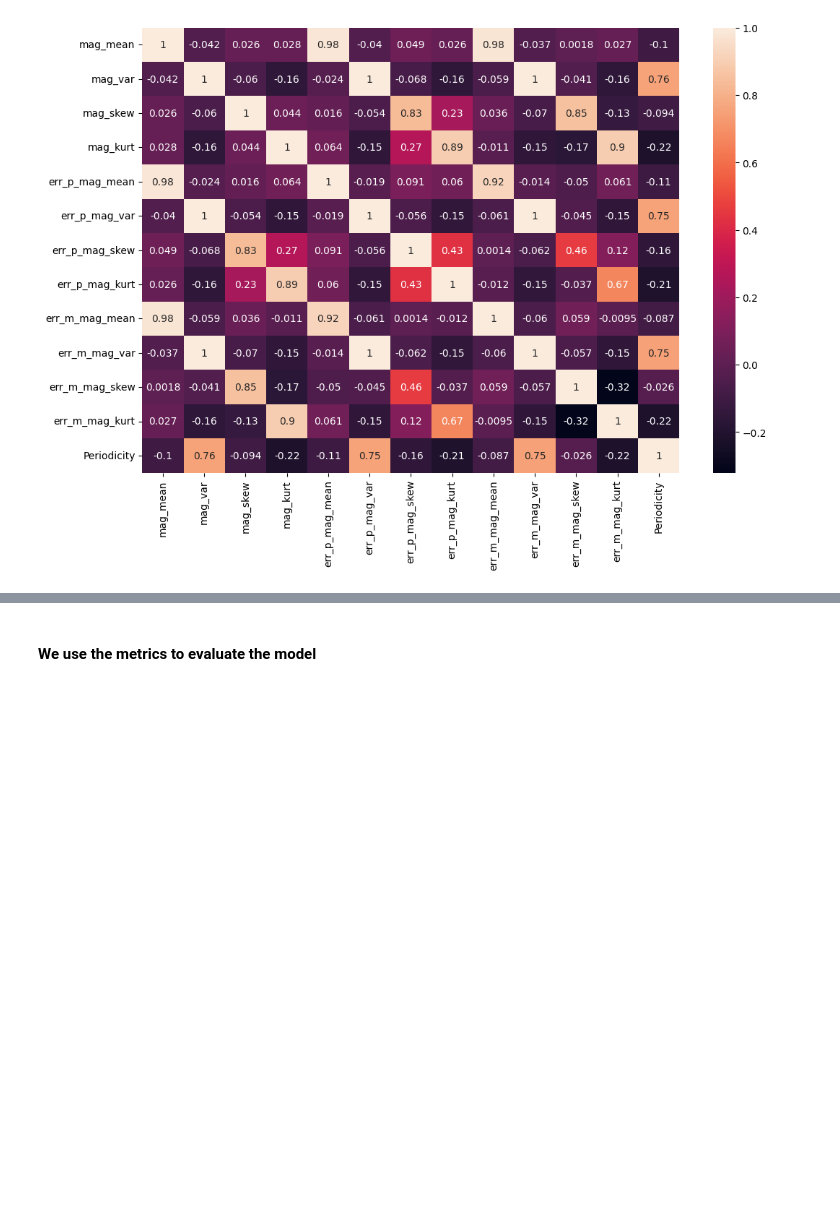
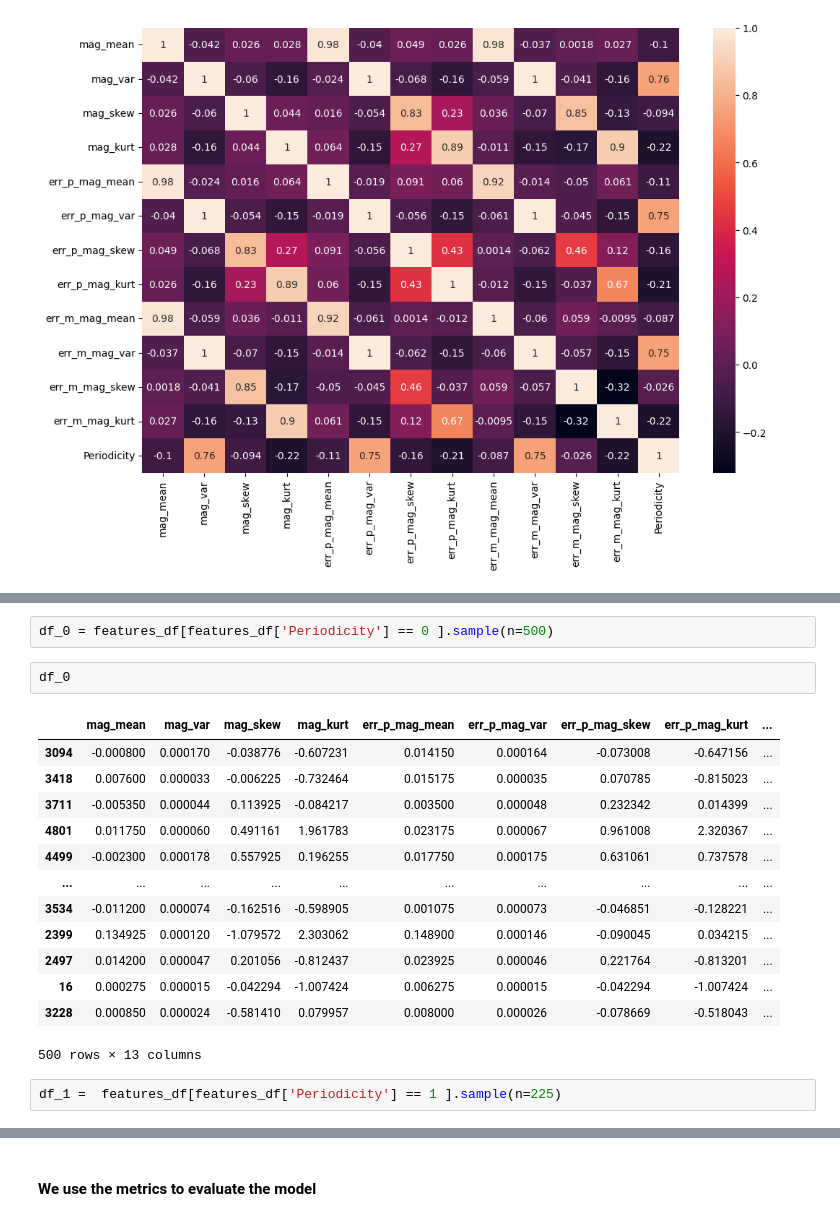
Before and after one commit to manulv96/Tesis, a Jupyter notebook: AGNs_classification.ipynb, the cells around one changed output, grey strips where cells are left out. Saved outputs shown, nothing was run; the diff lists cells and outputs as text; blank space fills up the shorter version.

```diff
--- a/AGNs_classification.ipynb
+++ b/AGNs_classification.ipynb
@@ -493,0 +505,20 @@ plt.show()
+# %%
+df_0 = features_df[features_df['Periodicity'] == 0 ].sample(n=500)
+# %%
+df_0
+# %% [output]
+|  | mag_mean | mag_var | mag_skew | mag_kurt | err_p_mag_mean | err_p_mag_var | err_p_mag_skew | err_p_mag_kurt | ... |
+| 3094 | -0.000800 | 0.000170 | -0.038776 | -0.607231 | 0.014150 | 0.000164 | -0.073008 | -0.647156 | ... |
+| 3418 | 0.007600 | 0.000033 | -0.006225 | -0.732464 | 0.015175 | 0.000035 | 0.070785 | -0.815023 | ... |
+| 3711 | -0.005350 | 0.000044 | 0.113925 | -0.084217 | 0.003500 | 0.000048 | 0.232342 | 0.014399 | ... |
+| 4801 | 0.011750 | 0.000060 | 0.491161 | 1.961783 | 0.023175 | 0.000067 | 0.961008 | 2.320367 | ... |
+| 4499 | -0.002300 | 0.000178 | 0.557925 | 0.196255 | 0.017750 | 0.000175 | 0.631061 | 0.737578 | ... |
+| ... | ... | ... | ... | ... | ... | ... | ... | ... | ... |
+| 3534 | -0.011200 | 0.000074 | -0.162516 | -0.598905 | 0.001075 | 0.000073 | -0.046851 | -0.128221 | ... |
+| 2399 | 0.134925 | 0.000120 | -1.079572 | 2.303062 | 0.148900 | 0.000146 | -0.090045 | 0.034215 | ... |
+| 2497 | 0.014200 | 0.000047 | 0.201056 | -0.812437 | 0.023925 | 0.000046 | 0.221764 | -0.813201 | ... |
+| 16 | 0.000275 | 0.000015 | -0.042294 | -1.007424 | 0.006275 | 0.000015 | -0.042294 | -1.007424 | ... |
+| 3228 | 0.000850 | 0.000024 | -0.581410 | 0.079957 | 0.008000 | 0.000026 | -0.078669 | -0.518043 | ... |
+500 rows × 13 columns
+# %%
+df_1 =  features_df[features_df['Periodicity'] == 1 ].sample(n=225)
```
Also changed, not shown: parts of 44 cells of this notebook.
